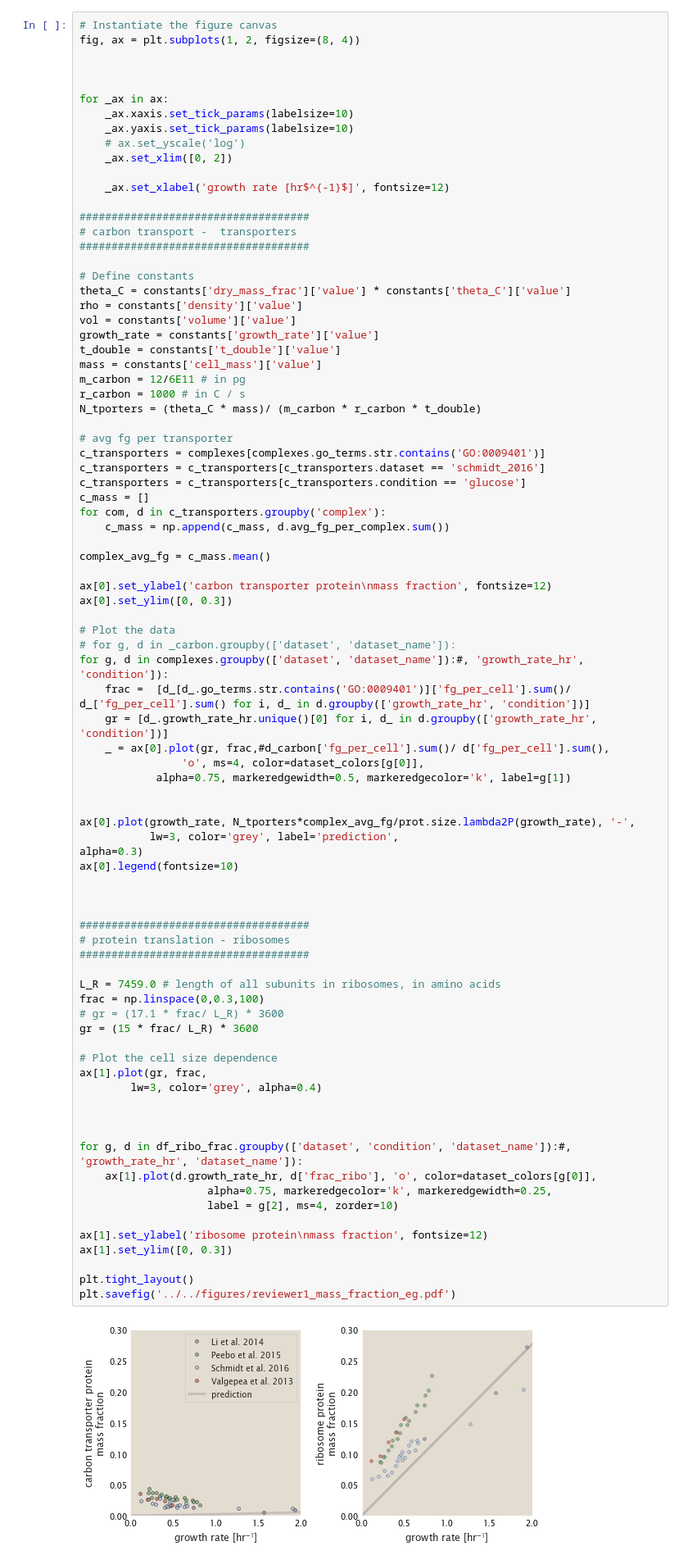
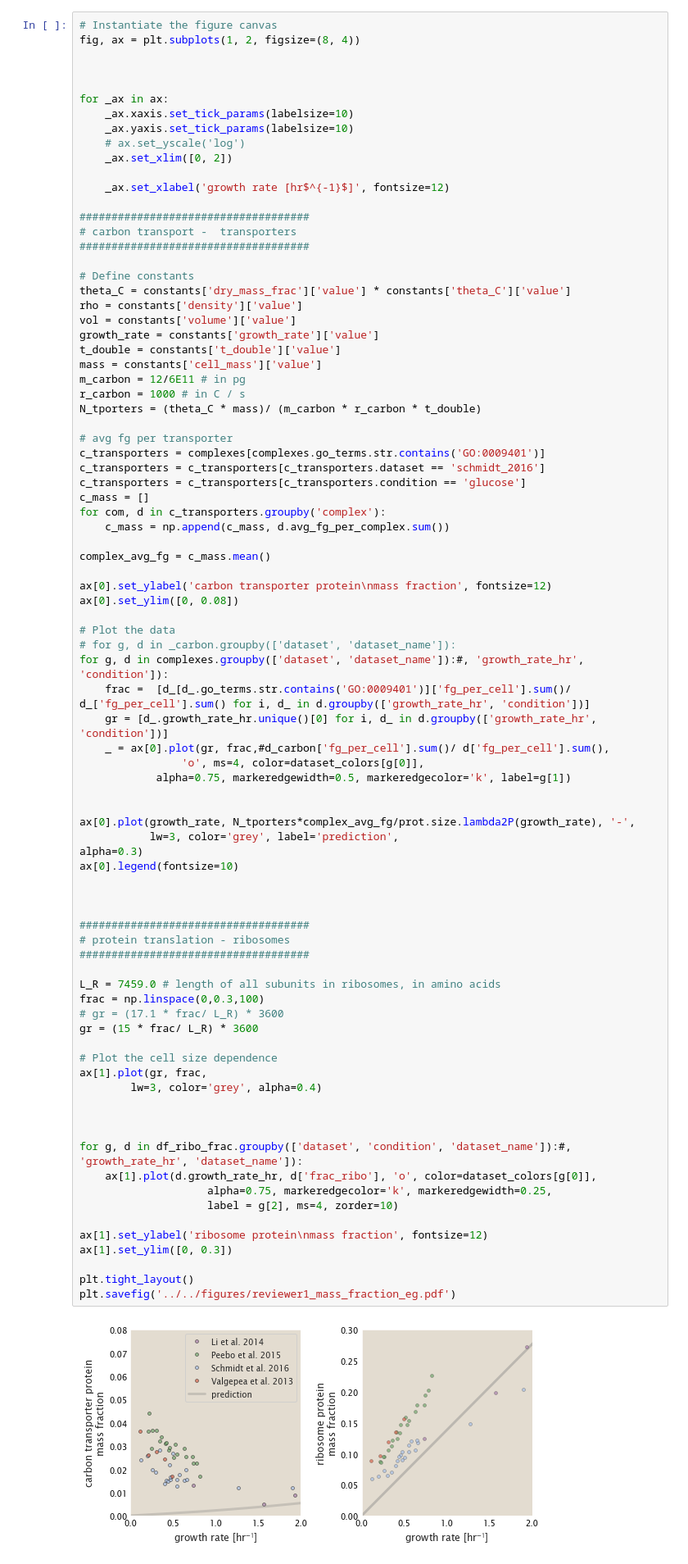
Before and after one commit to RPGroup-PBoC/growth_limits, a Jupyter notebook: code/exploratory/20210210_rebuttal_analysis.ipynb, the cells around one changed output. Shown at 82% size. Cells and saved outputs as stored; diff of their text form.

```diff
--- a/code/exploratory/20210210_rebuttal_analysis.ipynb
+++ b/code/exploratory/20210210_rebuttal_analysis.ipynb
@@ -204,7 +199,7 @@ for com, d in c_transporters.groupby('complex'):
 complex_avg_fg = c_mass.mean()
 
 ax[0].set_ylabel('carbon transporter protein\nmass fraction', fontsize=12)
-ax[0].set_ylim([0, 0.3])
+ax[0].set_ylim([0, 0.08])
 
 # Plot the data
 # for g, d in _carbon.groupby(['dataset', 'dataset_name']):
@@ -222,31 +217,31 @@ alpha=0.3)
 ax[0].legend(fontsize=10)
 
 
 
 ####################################
 # protein translation - ribosomes
 ####################################
 
 L_R = 7459.0 # length of all subunits in ribosomes, in amino acids
 frac = np.linspace(0,0.3,100)
 # gr = (17.1 * frac/ L_R) * 3600
 gr = (15 * frac/ L_R) * 3600
 
 # Plot the cell size dependence
 ax[1].plot(gr, frac,
         lw=3, color='grey', alpha=0.4)
 
 
 
 for g, d in df_ribo_frac.groupby(['dataset', 'condition', 'dataset_name']):#, 'growth_rate_hr', 'dataset_name']):
     ax[1].plot(d.growth_rate_hr, d['frac_ribo'], 'o', color=dataset_colors[g[0]],
                     alpha=0.75, markeredgecolor='k', markeredgewidth=0.25,
                     label = g[2], ms=4, zorder=10)
 
 ax[1].set_ylabel('ribosome protein\nmass fraction', fontsize=12)
 ax[1].set_ylim([0, 0.3])
 
 plt.tight_layout()
 plt.savefig('../../figures/reviewer1_mass_fraction_eg.pdf')
 # %% [output]
-[figure, old version]
+[figure, new version]
```
Also changed, not shown: parts of 3 cells of this notebook.
